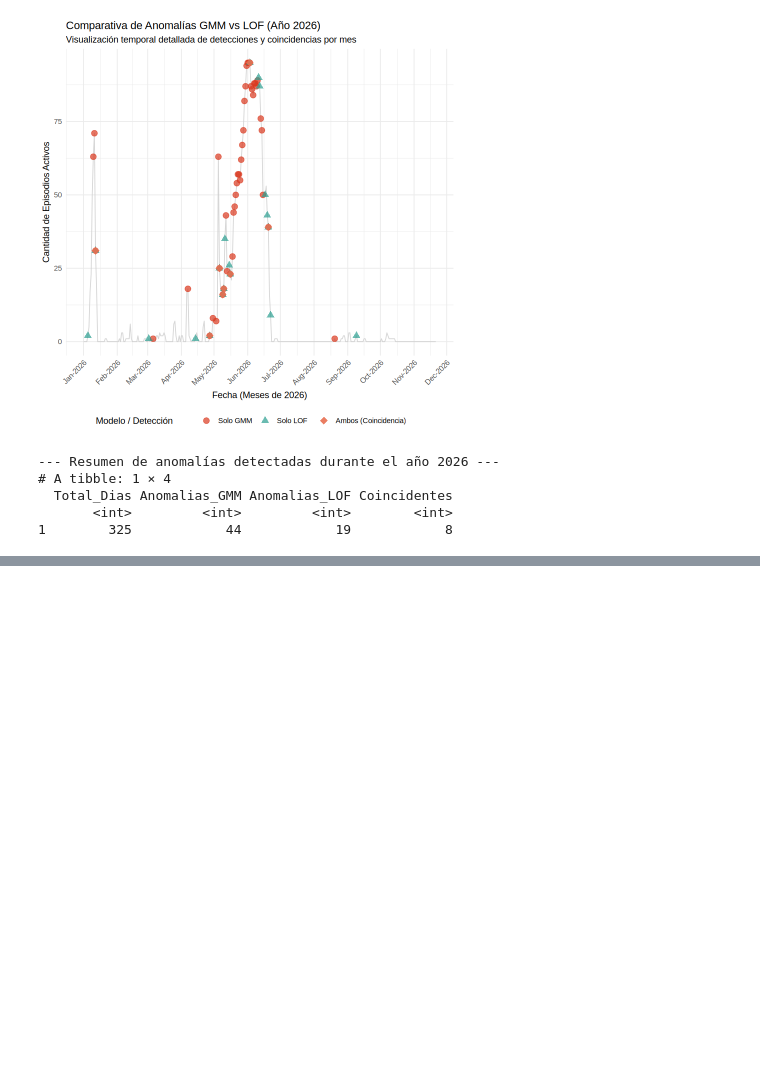
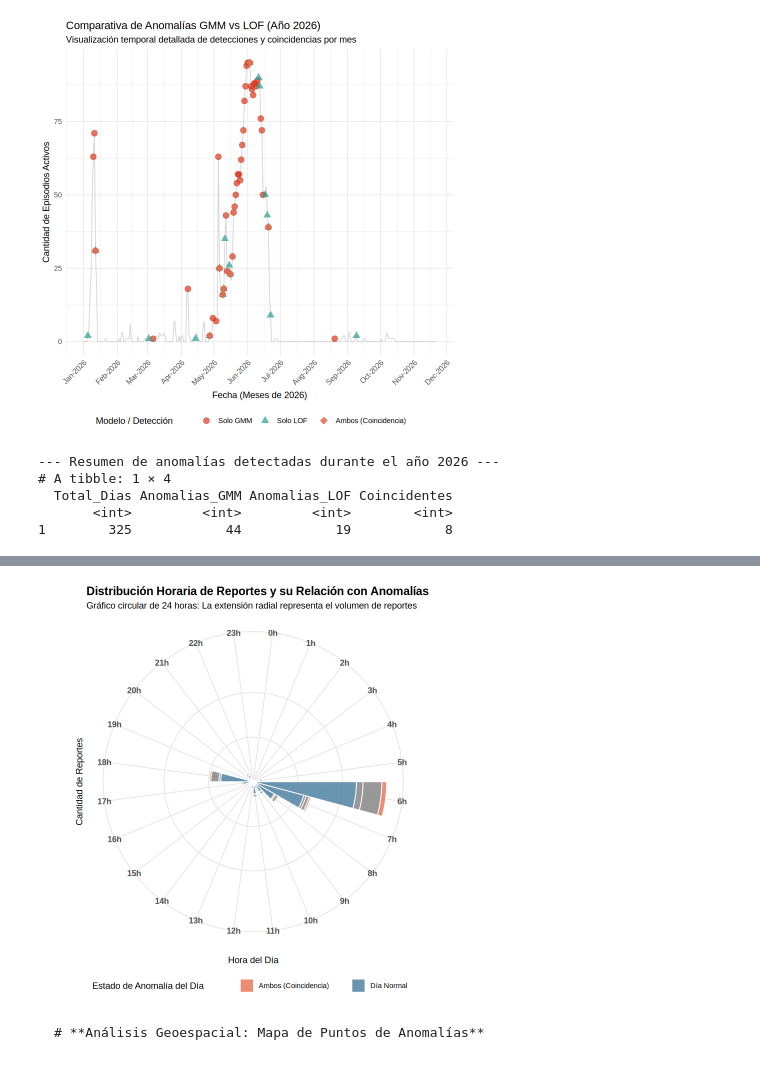
Before and after one commit to AleAsesino/mineriaDatosAnomaliasABCcarreteras, a Jupyter notebook: preprocesamientoABCV1.ipynb, the cells around one changed output, grey strips where cells are left out. Cells and saved outputs as stored; diff of their text form; code cells hidden in the pictures; blank space fills up the shorter version.

````diff
--- a/preprocesamientoABCV1.ipynb
+++ b/preprocesamientoABCV1.ipynb
@@ -490,0 +533,41 @@ print(resumen_2026)
+# %%
+
+# 3. Gráfico circular (Coxcomb / Rosa de Vientos de 24 Horas) que se extiende según la cantidad de reportes
+ggplot(reportes_por_hora, aes(x = factor(hora), y = cantidad, fill = tipo_dia)) +
+  geom_bar(stat = "identity", width = 1, color = "white", alpha = 0.8) +
+  # Transformar a coordenadas polares para crear el efecto circular (reloj)
+  coord_polar(start = 0) +
+  scale_x_discrete(
+    breaks = 0:23,
+    labels = paste0(0:23, "h")
+  ) +
+  scale_fill_manual(
+    values = c(
+      "Día Normal" = "#457b9d",
+      "Solo GMM" = "#d9381e",
+      "Solo LOF" = "#2a9d8f",
+      "Ambos (Coincidencia)" = "#e76f51"
+    )
+  ) +
+  labs(
+    title = "Distribución Horaria de Reportes y su Relación con Anomalías",
+    subtitle = "Gráfico circular de 24 horas: La extensión radial representa el volumen de reportes",
+    x = "Hora del Día",
+    y = "Cantidad de Reportes",
+    fill = "Estado de Anomalía del Día"
+  ) +
+  theme_minimal() +
+  theme(
+    axis.text.y = element_blank(),
+    axis.ticks.y = element_blank(),
+    panel.grid.major = element_line(color = "gray90"),
+    legend.position = "bottom",
+    plot.title = element_text(face = "bold", size = 14),
+    axis.text.x = element_text(size = 10, face = "bold")
+  )
+# %% [output]
+[figure, added]
+# %% [markdown]
+```markdown
+# **Análisis Geoespacial: Mapa de Puntos de Anomalías**
+```
````
Also changed, not shown: parts of 5 cells of this notebook.
